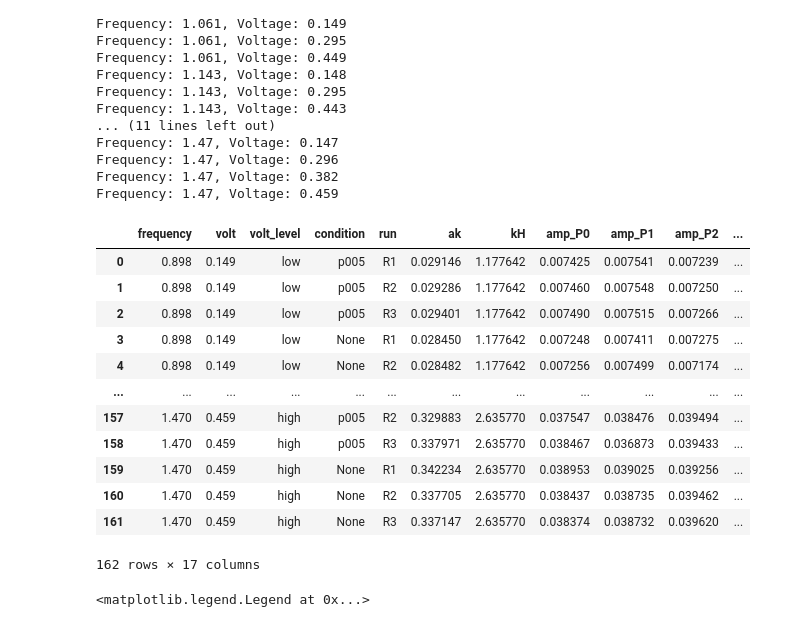
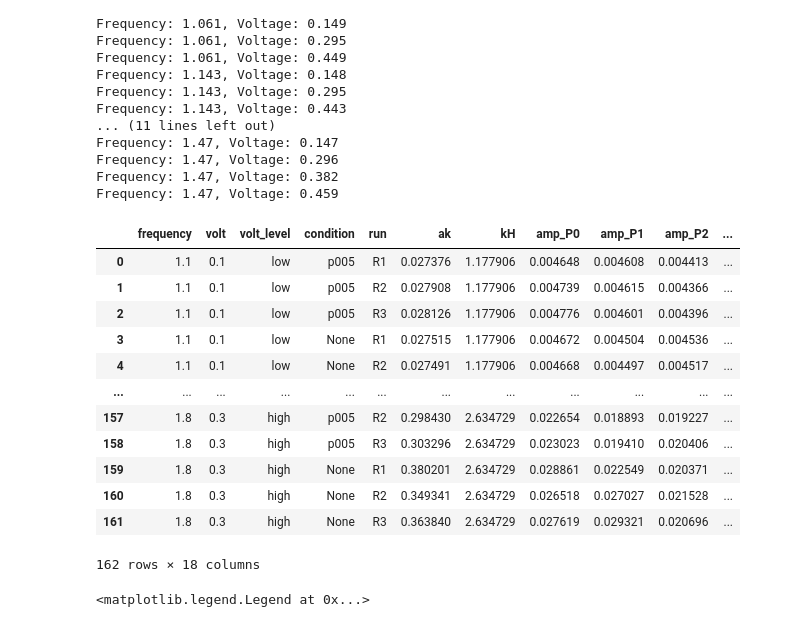
Before and after one commit to kjes4pres/Master_code, a Jupyter notebook: Lab/Probe_analysis/ak_scaling.ipynb, the cells around one changed output. Drawn from its saved outputs; the diff is of its cells as text; code cells hidden in the pictures.

```diff
--- a/Lab/Probe_analysis/ak_scaling.ipynb
+++ b/Lab/Probe_analysis/ak_scaling.ipynb
@@ -271,21 +275,21 @@ Frequency: 1.47, Voltage: 0.296
 Frequency: 1.47, Voltage: 0.382
 Frequency: 1.47, Voltage: 0.459
 # %%
-df_30
+df_20
 # %% [output]
 |  | frequency | volt | volt_level | condition | run | ak | kH | amp_P0 | amp_P1 | amp_P2 | ... |
-| 0 | 0.898 | 0.149 | low | p005 | R1 | 0.029146 | 1.177642 | 0.007425 | 0.007541 | 0.007239 | ... |
-| 1 | 0.898 | 0.149 | low | p005 | R2 | 0.029286 | 1.177642 | 0.007460 | 0.007548 | 0.007250 | ... |
-| 2 | 0.898 | 0.149 | low | p005 | R3 | 0.029401 | 1.177642 | 0.007490 | 0.007515 | 0.007266 | ... |
-| 3 | 0.898 | 0.149 | low | None | R1 | 0.028450 | 1.177642 | 0.007248 | 0.007411 | 0.007275 | ... |
-| 4 | 0.898 | 0.149 | low | None | R2 | 0.028482 | 1.177642 | 0.007256 | 0.007499 | 0.007174 | ... |
+| 0 | 1.1 | 0.1 | low | p005 | R1 | 0.027376 | 1.177906 | 0.004648 | 0.004608 | 0.004413 | ... |
+| 1 | 1.1 | 0.1 | low | p005 | R2 | 0.027908 | 1.177906 | 0.004739 | 0.004615 | 0.004366 | ... |
+| 2 | 1.1 | 0.1 | low | p005 | R3 | 0.028126 | 1.177906 | 0.004776 | 0.004601 | 0.004396 | ... |
+| 3 | 1.1 | 0.1 | low | None | R1 | 0.027515 | 1.177906 | 0.004672 | 0.004504 | 0.004536 | ... |
+| 4 | 1.1 | 0.1 | low | None | R2 | 0.027491 | 1.177906 | 0.004668 | 0.004497 | 0.004517 | ... |
 | ... | ... | ... | ... | ... | ... | ... | ... | ... | ... | ... | ... |
-| 157 | 1.470 | 0.459 | high | p005 | R2 | 0.329883 | 2.635770 | 0.037547 | 0.038476 | 0.039494 | ... |
-| 158 | 1.470 | 0.459 | high | p005 | R3 | 0.337971 | 2.635770 | 0.038467 | 0.036873 | 0.039433 | ... |
-| 159 | 1.470 | 0.459 | high | None | R1 | 0.342234 | 2.635770 | 0.038953 | 0.039025 | 0.039256 | ... |
-| 160 | 1.470 | 0.459 | high | None | R2 | 0.337705 | 2.635770 | 0.038437 | 0.038735 | 0.039462 | ... |
-| 161 | 1.470 | 0.459 | high | None | R3 | 0.337147 | 2.635770 | 0.038374 | 0.038732 | 0.039620 | ... |
+| 157 | 1.8 | 0.3 | high | p005 | R2 | 0.298430 | 2.634729 | 0.022654 | 0.018893 | 0.019227 | ... |
+| 158 | 1.8 | 0.3 | high | p005 | R3 | 0.303296 | 2.634729 | 0.023023 | 0.019410 | 0.020406 | ... |
+| 159 | 1.8 | 0.3 | high | None | R1 | 0.380201 | 2.634729 | 0.028861 | 0.022549 | 0.020371 | ... |
+| 160 | 1.8 | 0.3 | high | None | R2 | 0.349341 | 2.634729 | 0.026518 | 0.027027 | 0.021528 | ... |
+| 161 | 1.8 | 0.3 | high | None | R3 | 0.363840 | 2.634729 | 0.027619 | 0.029321 | 0.020696 | ... |
-162 rows × 17 columns
+162 rows × 18 columns
 # %%
 no_plates_20 = df_20[df_20["condition"]=="None"]
 plates_20 = df_20[df_20["condition"] == "p005"]
```
Also changed, not shown: parts of 9 cells of this notebook.
